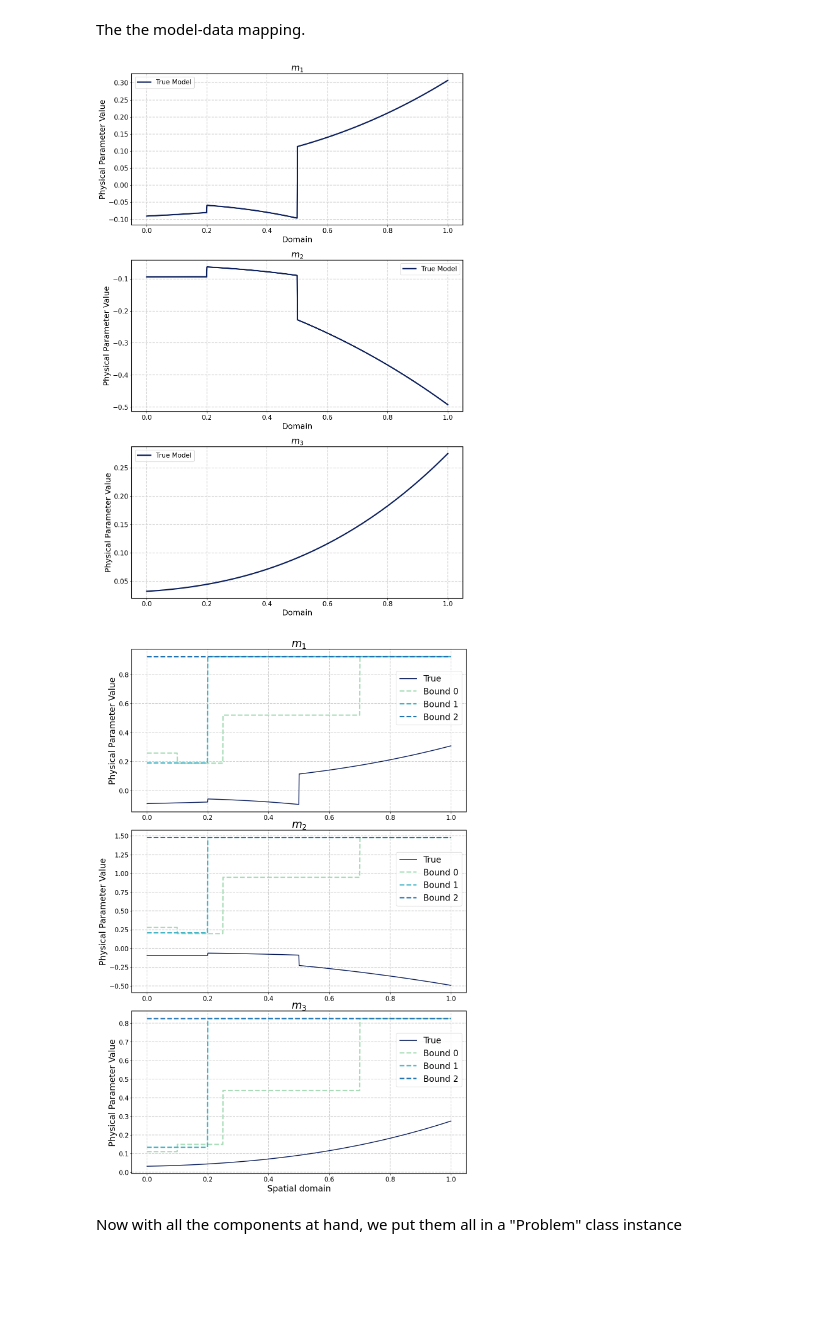
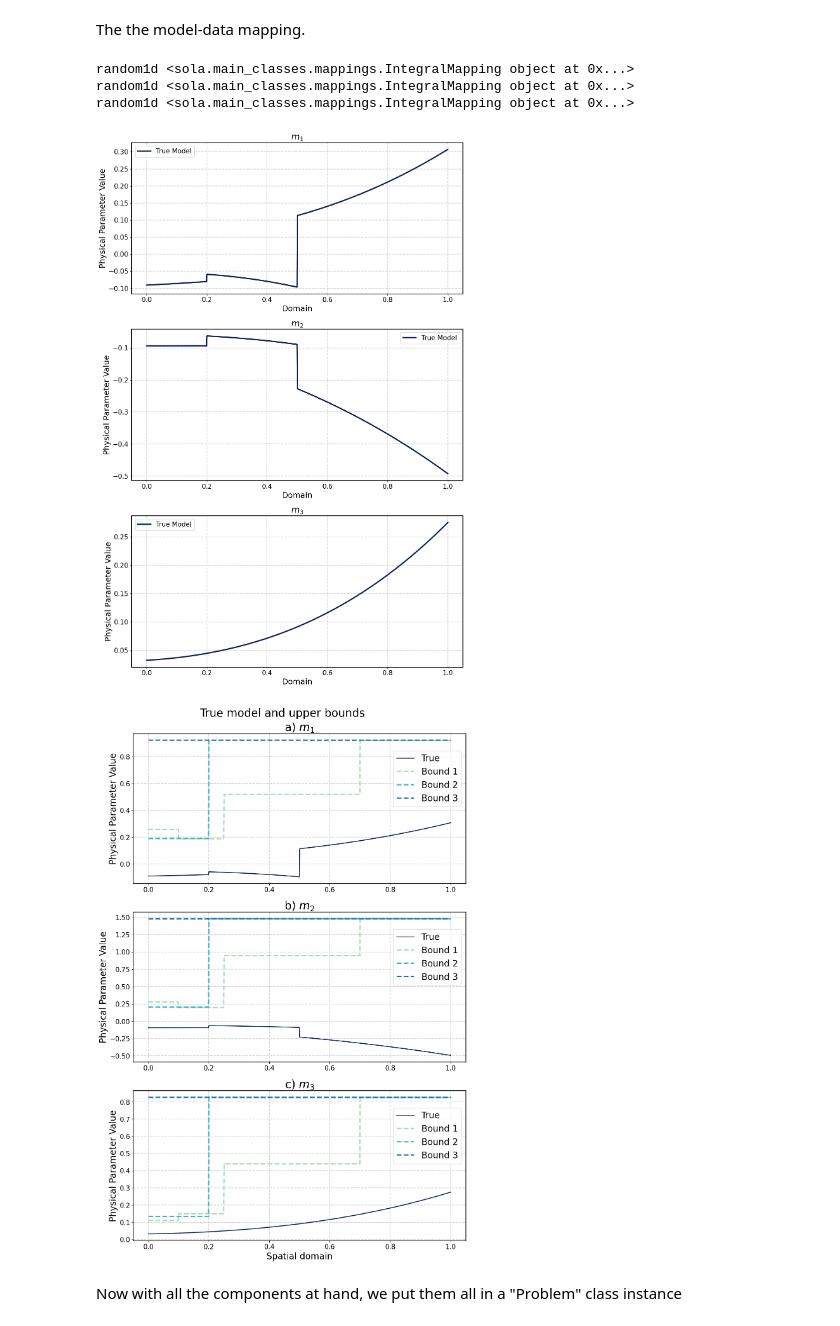
Before and after one commit to Adrian-Mag/SOLA_DLI, a Jupyter notebook: examples/Target_Paper_Examples/norm_bound_effect_fake.ipynb, the cells around one changed output. Cells and saved outputs as stored; diff of their text form; code cells hidden in the pictures; blank space fills up the shorter version.

```diff
--- a/examples/Target_Paper_Examples/norm_bound_effect_fake.ipynb
+++ b/examples/Target_Paper_Examples/norm_bound_effect_fake.ipynb
@@ -119,7 +119,7 @@ for i, (submodel, physical_parameter) in enumerate(zip(true_model, physical_para
     axes[i].plot(domain.mesh, submodel.evaluate(domain.mesh),
             label='True Model', color=colors[99], linewidth=3)
     axes[i].set_title(physical_parameters_symbols[physical_parameter], fontsize=20)
-    axes[i].set_xlabel('Domain', fontsize=18)
+    axes[i].set_xlabel('Domain', fontsize=20)
     axes[i].set_ylabel('Physical Parameter Value', fontsize=18)
     axes[i].tick_params(axis='both', which='major', labelsize=15)
     axes[i].legend(fontsize=15)
@@ -128,6 +128,9 @@ plt.tight_layout()  # Adjust layout to prevent clipping of labels
 plt.savefig('truth.png', dpi=300, bbox_inches='tight')  # Save figure
 plt.show()
 # %% [output]
+random1d <sola.main_classes.mappings.IntegralMapping object at 0x...>
+random1d <sola.main_classes.mappings.IntegralMapping object at 0x...>
+random1d <sola.main_classes.mappings.IntegralMapping object at 0x...>
 [figure]
 # %%
 ####################
@@ -145,38 +148,40 @@ for model, param in zip(true_model, physical_parameters):
     for interval in intervals:
         values = np.abs(model.evaluate(interval[1:]))*3
         upper_bound = functions.Piecewise_1D(domain=model.domain,
                                 intervals=interval,
                                 values=values)
         upper_bounds[param].append(upper_bound)
 
 norm_bounds = []
 for bound_tuple in zip(*upper_bounds.values()):
     norm_bounds.append(M.norm(bound_tuple))
 
 fig, axes = plt.subplots(len(physical_parameters), 1, figsize=(12,6*len(physical_parameters)))
-plt.tight_layout()
+labels = ['a) ', 'b) ', 'c) ']
+
 for i, (submodel, physical_parameter) in enumerate(zip(true_model, physical_parameters)):
     axes[i].plot(domain.mesh, submodel.evaluate(domain.mesh),
             label='True', color=colors[99], linewidth=2)
     # Set title and labels
-    axes[i].set_title(physical_parameters_symbols[physical_parameter], fontsize=25)
+    axes[i].set_title(labels[i] + physical_parameters_symbols[physical_parameter], fontsize=25)
     axes[i].set_ylabel('Physical Parameter Value', fontsize=20)
     # Set tick parameters
     axes[i].tick_params(axis='both', which='major', labelsize=15)
     # Add legend
     axes[i].grid(True, linestyle='--', linewidth=1.5, color='lightgray')  # Add gridlines
 for bound_no, bound_tuple in enumerate(zip(*upper_bounds.values())):
     for i, bound in enumerate(bound_tuple):
         axes[i].plot(domain.mesh, bound.evaluate(domain.mesh),
-                label='Bound ' + str(bound_no), color=colors[30 + bound_no*20],
+                label='Bound ' + str(bound_no + 1), color=colors[30 + bound_no*20],
                 linestyle='--', linewidth=3)
         axes[i].legend(fontsize=20, loc='center right', bbox_to_anchor=(1, 0.7))
+plt.suptitle('True model and upper bounds', fontsize=25)
 plt.xlabel('Spatial domain', fontsize=20)
-
+plt.tight_layout()
 plt.savefig('bounds.pdf', bbox_inches='tight')
 plt.show()
 # %% [output]
-[figure, old version]
+[figure, new version]
 # %% [markdown]
 Now with all the components at hand, we put them all in a "Problem" class instance
 # %%
```
Also changed, not shown: parts of 2 cells of this notebook, 9 other files.
